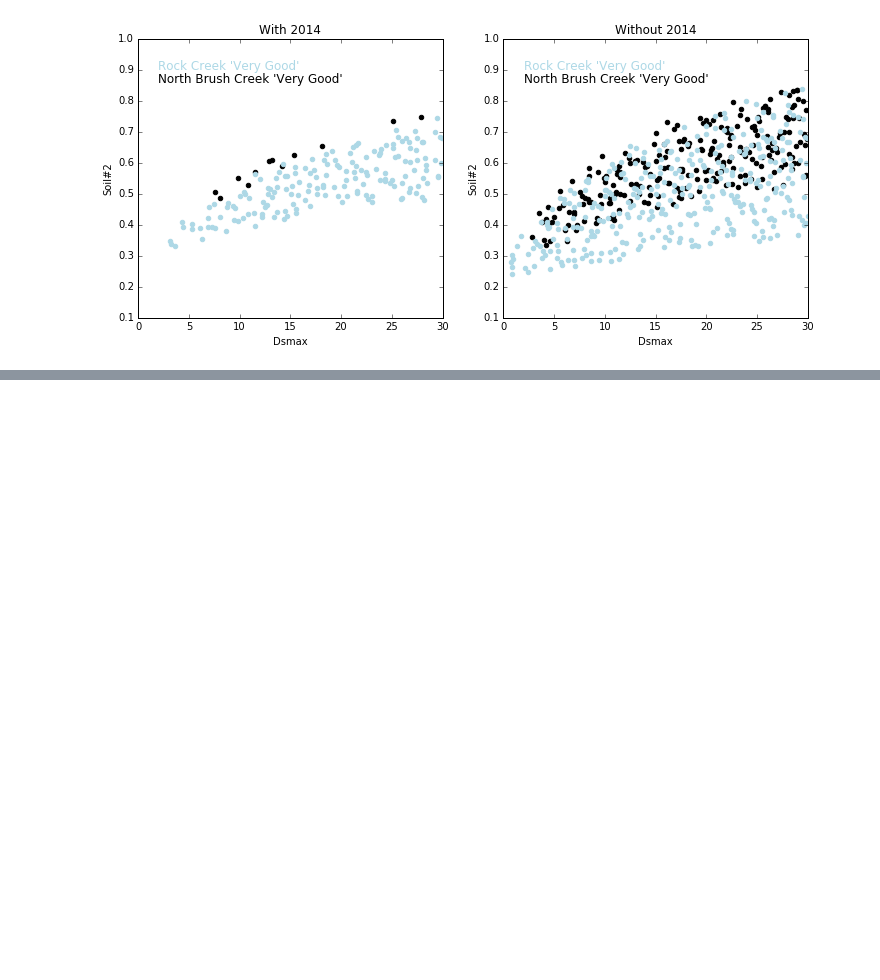
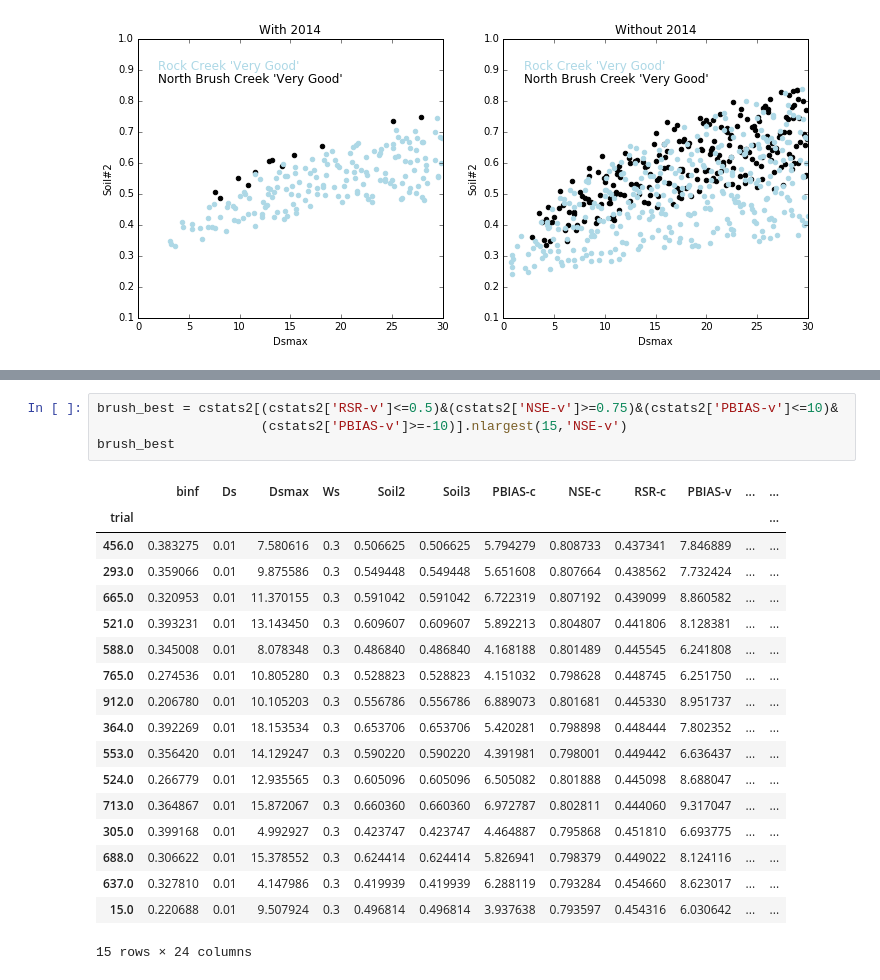
Before and after one commit to carriemorrill/LittleWindyHill, a Jupyter notebook: Calibration-NorthBrush.ipynb, the cells around one changed output, grey strips where cells are left out. Drawn from its saved outputs; the diff is of its cells as text; blank space fills up the shorter version.

```diff
--- a/Calibration-NorthBrush.ipynb
+++ b/Calibration-NorthBrush.ipynb
@@ -289,0 +311,23 @@ plt.show()
+# %%
+brush_best = cstats2[(cstats2['RSR-v']<=0.5)&(cstats2['NSE-v']>=0.75)&(cstats2['PBIAS-v']<=10)&
+                     (cstats2['PBIAS-v']>=-10)].nlargest(15,'NSE-v')
+brush_best
+# %% [output]
+|  | binf | Ds | Dsmax | Ws | Soil2 | Soil3 | PBIAS-c | NSE-c | RSR-c | PBIAS-v | ... | ... |
+| trial |  |  |  |  |  |  |  |  |  |  |  | ... |
+| 456.0 | 0.383275 | 0.01 | 7.580616 | 0.3 | 0.506625 | 0.506625 | 5.794279 | 0.808733 | 0.437341 | 7.846889 | ... | ... |
+| 293.0 | 0.359066 | 0.01 | 9.875586 | 0.3 | 0.549448 | 0.549448 | 5.651608 | 0.807664 | 0.438562 | 7.732424 | ... | ... |
+| 665.0 | 0.320953 | 0.01 | 11.370155 | 0.3 | 0.591042 | 0.591042 | 6.722319 | 0.807192 | 0.439099 | 8.860582 | ... | ... |
+| 521.0 | 0.393231 | 0.01 | 13.143450 | 0.3 | 0.609607 | 0.609607 | 5.892213 | 0.804807 | 0.441806 | 8.128381 | ... | ... |
+| 588.0 | 0.345008 | 0.01 | 8.078348 | 0.3 | 0.486840 | 0.486840 | 4.168188 | 0.801489 | 0.445545 | 6.241808 | ... | ... |
+| 765.0 | 0.274536 | 0.01 | 10.805280 | 0.3 | 0.528823 | 0.528823 | 4.151032 | 0.798628 | 0.448745 | 6.251750 | ... | ... |
+| 912.0 | 0.206780 | 0.01 | 10.105203 | 0.3 | 0.556786 | 0.556786 | 6.889073 | 0.801681 | 0.445330 | 8.951737 | ... | ... |
+| 364.0 | 0.392269 | 0.01 | 18.153534 | 0.3 | 0.653706 | 0.653706 | 5.420281 | 0.798898 | 0.448444 | 7.802352 | ... | ... |
+| 553.0 | 0.356420 | 0.01 | 14.129247 | 0.3 | 0.590220 | 0.590220 | 4.391981 | 0.798001 | 0.449442 | 6.636437 | ... | ... |
+| 524.0 | 0.266779 | 0.01 | 12.935565 | 0.3 | 0.605096 | 0.605096 | 6.505082 | 0.801888 | 0.445098 | 8.688047 | ... | ... |
+| 713.0 | 0.364867 | 0.01 | 15.872067 | 0.3 | 0.660360 | 0.660360 | 6.972787 | 0.802811 | 0.444060 | 9.317047 | ... | ... |
+| 305.0 | 0.399168 | 0.01 | 4.992927 | 0.3 | 0.423747 | 0.423747 | 4.464887 | 0.795868 | 0.451810 | 6.693775 | ... | ... |
+| 688.0 | 0.306622 | 0.01 | 15.378552 | 0.3 | 0.624414 | 0.624414 | 5.826941 | 0.798379 | 0.449022 | 8.124116 | ... | ... |
+| 637.0 | 0.327810 | 0.01 | 4.147986 | 0.3 | 0.419939 | 0.419939 | 6.288119 | 0.793284 | 0.454660 | 8.623017 | ... | ... |
+| 15.0 | 0.220688 | 0.01 | 9.507924 | 0.3 | 0.496814 | 0.496814 | 3.937638 | 0.793597 | 0.454316 | 6.030642 | ... | ... |
+15 rows × 24 columns
```
Also changed, not shown: parts of 2 cells of this notebook.
